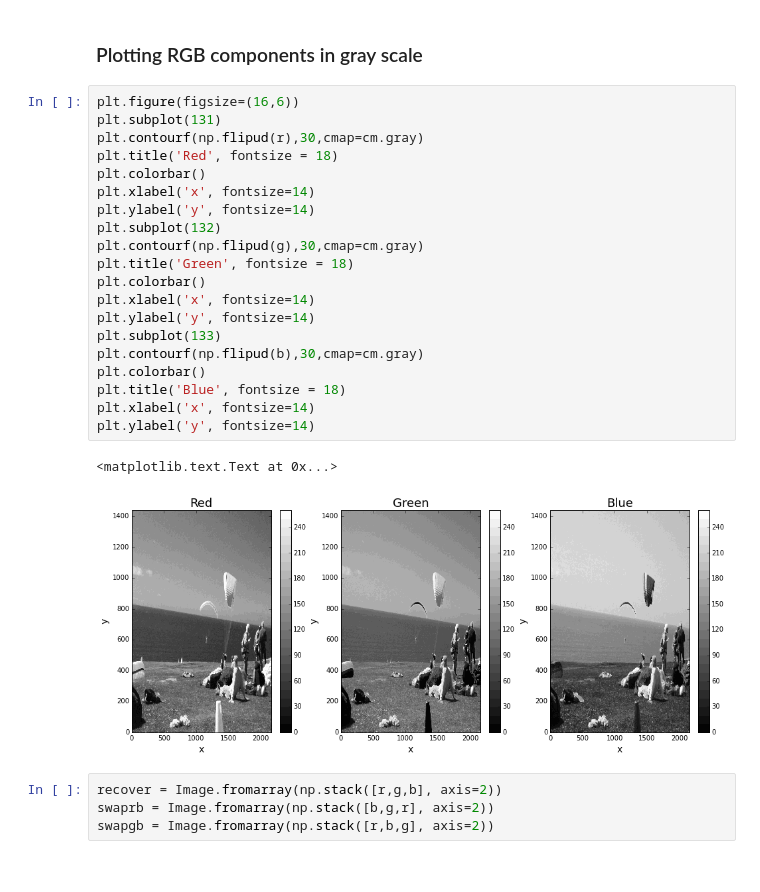
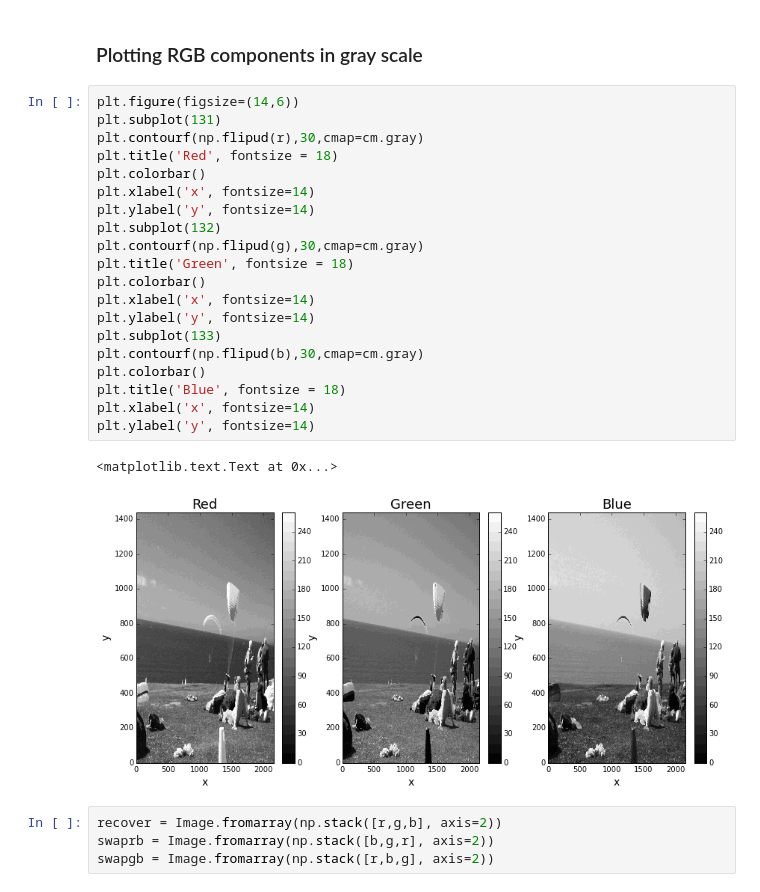
Before and after one commit to biavillasboas/SIO236, a Jupyter notebook: labs/lab03/villasboas_bia_lab3.ipynb, the cells around one changed output. Drawn from its saved outputs; the diff is of its cells as text.

```diff
--- a/labs/lab03/villasboas_bia_lab3.ipynb
+++ b/labs/lab03/villasboas_bia_lab3.ipynb
@@ -90,28 +90,28 @@ plt.title('Original Picture', fontsize=20)
 # %% [markdown]
 ###  Plotting RGB components in gray scale
 # %%
-plt.figure(figsize=(16,6))
+plt.figure(figsize=(14,6))
 plt.subplot(131)
 plt.contourf(np.flipud(r),30,cmap=cm.gray)
 plt.title('Red', fontsize = 18)
 plt.colorbar()
 plt.xlabel('x', fontsize=14)
 plt.ylabel('y', fontsize=14)
 plt.subplot(132)
 plt.contourf(np.flipud(g),30,cmap=cm.gray)
 plt.title('Green', fontsize = 18)
 plt.colorbar()
 plt.xlabel('x', fontsize=14)
 plt.ylabel('y', fontsize=14)
 plt.subplot(133)
 plt.contourf(np.flipud(b),30,cmap=cm.gray)
 plt.colorbar()
 plt.title('Blue', fontsize = 18)
 plt.xlabel('x', fontsize=14)
 plt.ylabel('y', fontsize=14)
 # %% [output]
 <matplotlib.text.Text at 0x...>
-[figure, old version]
+[figure, new version]
 # %%
 recover = Image.fromarray(np.stack([r,g,b], axis=2))
 swaprb = Image.fromarray(np.stack([b,g,r], axis=2))
```
Also changed, not shown: parts of 2 cells of this notebook.
